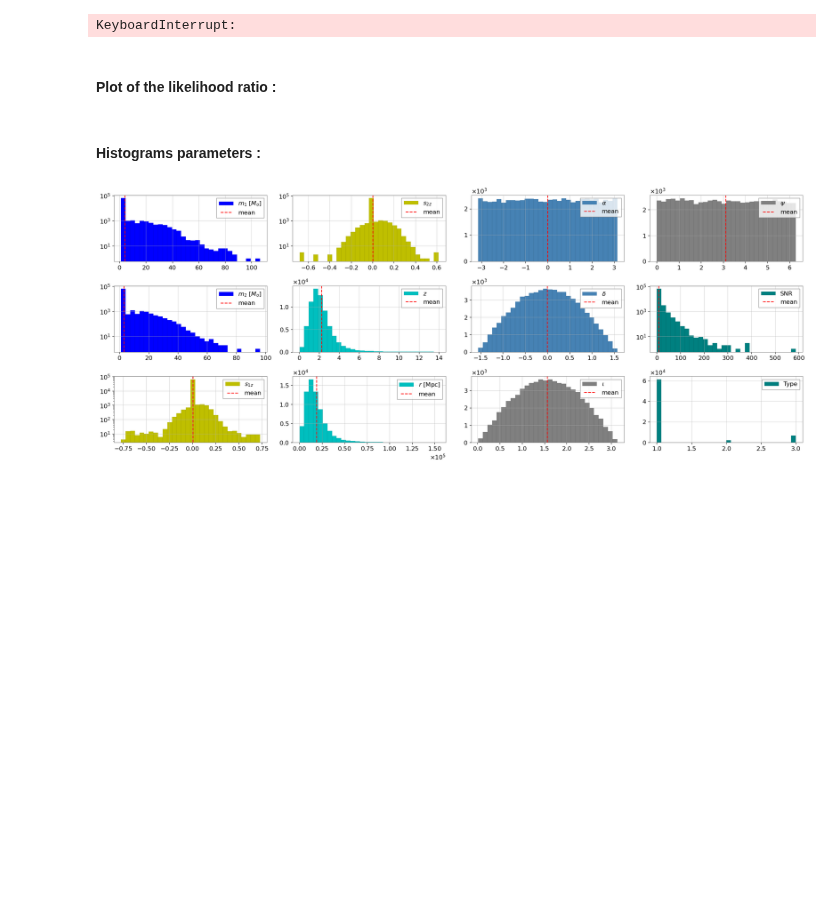
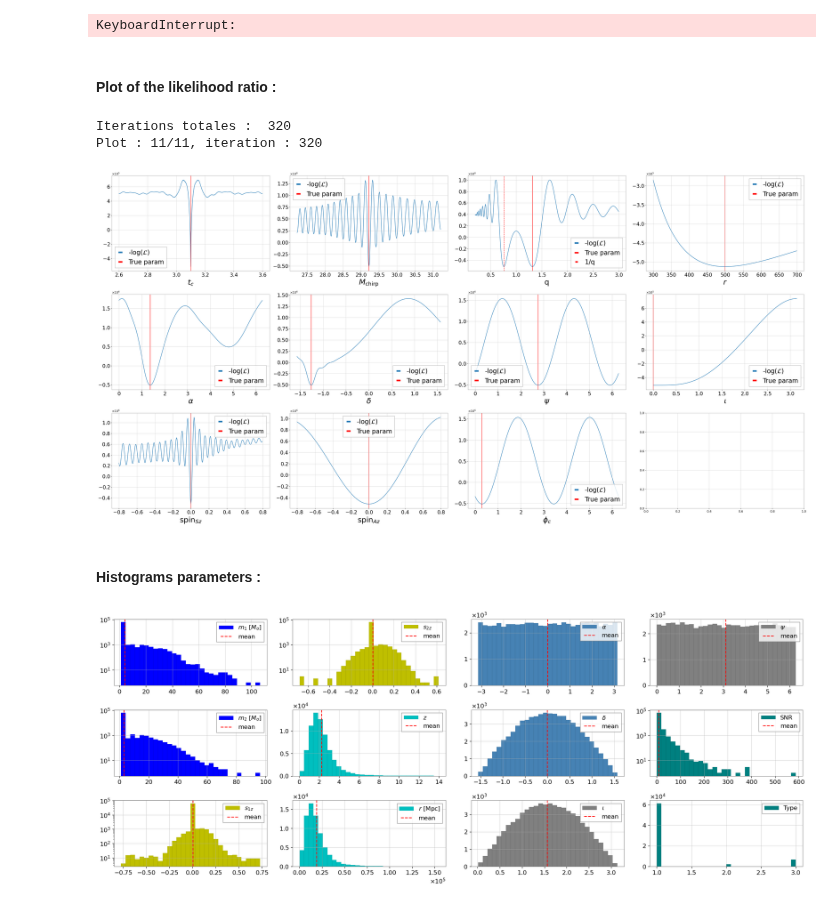
Before and after one commit to Glorieux-Victor/Internship_Victor_CBC_ET, a Jupyter notebook: code_Adrian/MLE_pipeline/src/complmentary_analyses.ipynb, the cells around one changed output. Saved outputs shown, nothing was run; the diff lists cells and outputs as text; code cells hidden in the pictures; blank space fills up the shorter version.

```diff
--- a/code_Adrian/MLE_pipeline/src/complmentary_analyses.ipynb
+++ b/code_Adrian/MLE_pipeline/src/complmentary_analyses.ipynb
@@ -131,34 +131,38 @@ cbc_params = {
               'spin1x': 0., 'spin2x': 0.,  'spin1y': 0., 'spin2y': 0.,  'spin1z': 0, 'spin2z': 0,
               'eccentricity': 0,
               'ra': 1.37, 'dec': -1.26, 'distance': 500,
               'polarization': 2.76, 'inclination': 0,
               'tc': 3.1 , 'coa_phase': 0.3,
               'approximant': 'IMRPhenomXPHM',
               'f_lower': 5
                 }
 
 ifos=['E1', 'E2', 'E3']
 signal = generate_frequency_domain_signal(cbc_params, ifos=ifos)
 print(signal)
 ts_signal = {}
 psds = {}
 psd_file = '../input/ET10km_columns.txt'
 psd = np.loadtxt(psd_file, usecols=(0,3))
 psd_of_f = interp1d(psd[:,0], psd[:,1], bounds_error=False, fill_value=(psd[0,1], psd[-1,1]))
 
 for ifo in ifos :
     ts_signal[ifo] = signal[ifo].to_timeseries()
 
     freq_array = signal[ifo].get_sample_frequencies()
     delta_f = signal[ifo].get_delta_f()
     psd_pycbc = psd_of_f(freq_array)
     psd_pycbc = FrequencySeries(psd_pycbc, delta_f=delta_f)
     psds[ifo] = psd_pycbc
 
 
 model = MDCGaussianNoise(signal, psds)
 
-likelihood_visualisation(model,cbc_params, params = ['spinSz', 'spinAz'])
+likelihood_visualisation(model,cbc_params, params = ['tc',   'mass1',    'mass2',    'distance',    'ra',       'dec',      'polarization', 'inclination', 'coa_phase', 'spinSz', 'spinAz'])
+# %% [output]
+Iterations totales :  320
+Plot : 11/11, iteration : 320
+[figure, added]
 # %% [markdown]
 #### Histograms parameters :
 # %%
```
Also changed, not shown: 12 other files.
